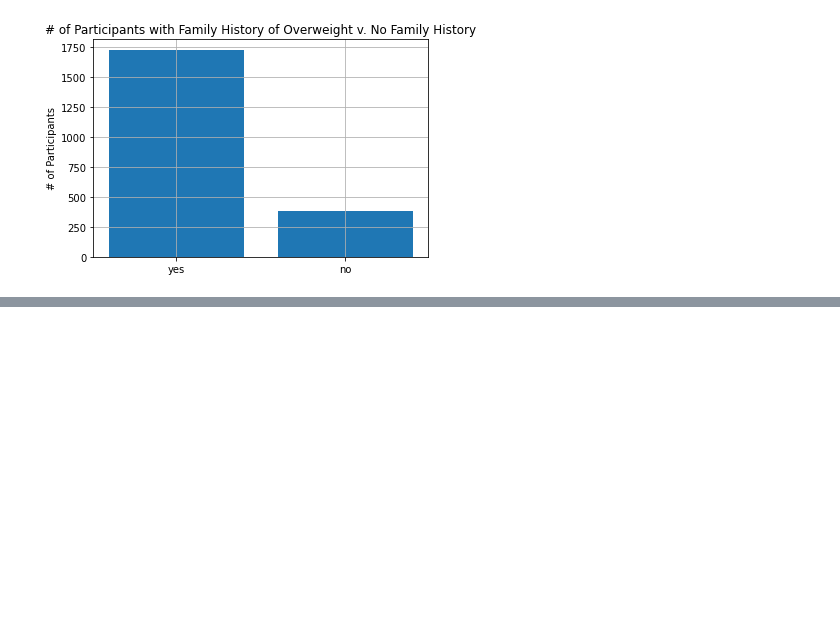
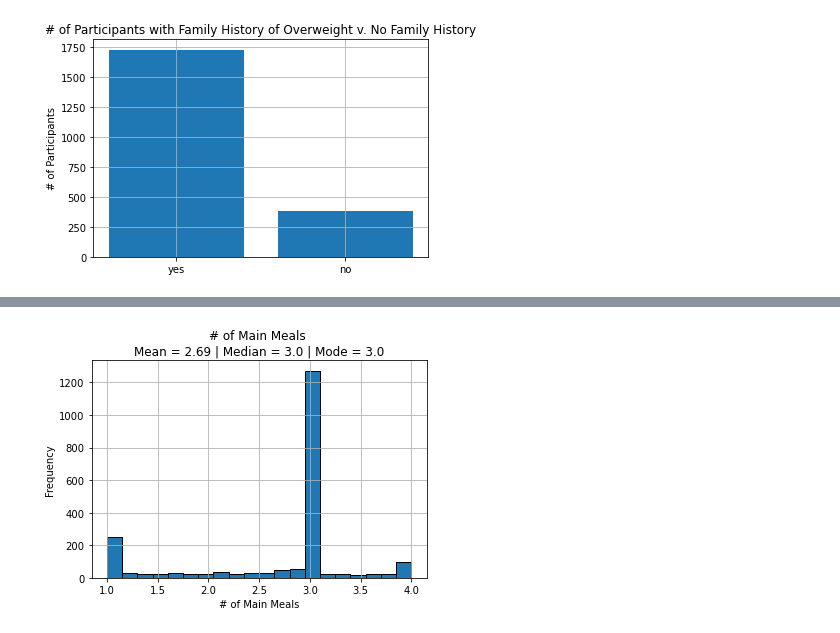
Before and after one commit to cdlc01/bmi_prediction, a Jupyter notebook: Obesity Data Analysis.ipynb, the cells around one changed output, grey strips where cells are left out. Cells and saved outputs as stored; diff of their text form; code cells hidden in the pictures; blank space fills up the shorter version.

```diff
--- a/Obesity Data Analysis.ipynb
+++ b/Obesity Data Analysis.ipynb
@@ -73,0 +77,13 @@ plt.grid();
+# %%
+fig5, ax5 = plt.subplots()
+
+z3 = fixed_df['NCP']
+
+ax5.hist(z3, edgecolor = 'black', bins = 20)
+ax5.set_title(f'''# of Main Meals
+Mean = {round(np.mean(z3), 2)} | Median = {round(np.median(z3), 2)} | Mode = {round(mode(z3), 2)}''')
+ax5.set_ylabel('Frequency')
+ax5.set_xlabel('# of Main Meals')
+plt.grid();
+# %% [output]
+[figure, added]
```
Also changed, not shown: parts of 15 cells of this notebook.
